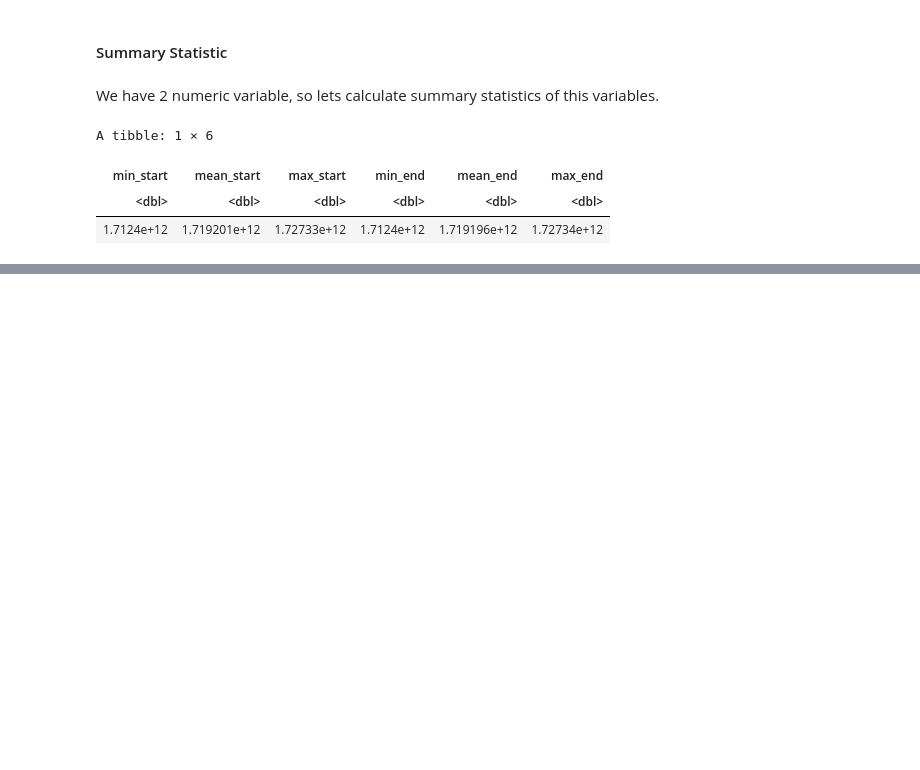
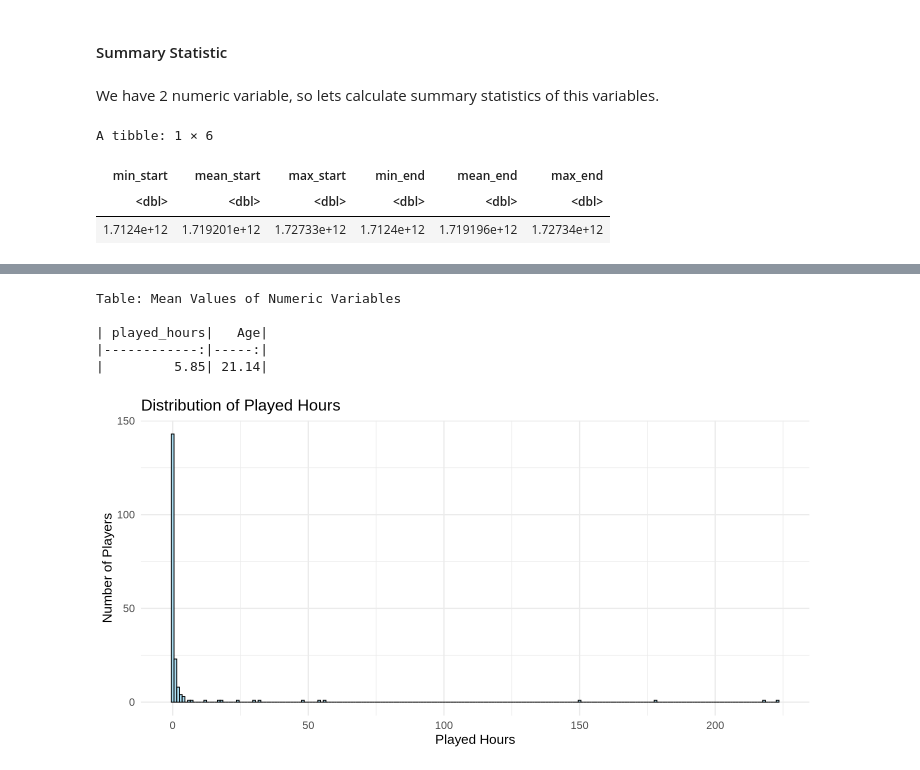
Before and after one commit to danchoi0320-ui/Individual-Planning-Report-DanChoi-group20, a Jupyter notebook: Individual Planning Report Dan Choi.ipynb, the cells around one changed output, grey strips where cells are left out. Saved outputs shown, nothing was run; the diff lists cells and outputs as text; code cells hidden in the pictures; blank space fills up the shorter version.

Commit message:
Exploratory Data Analysis and VisualIzation
Added visualization to analyze data. Edited few grammar mistakes.

```diff
--- a/Individual Planning Report Dan Choi.ipynb
+++ b/Individual Planning Report Dan Choi.ipynb
@@ -118,0 +163,8 @@ For original_end_time:
+# %%
+#Let's do the same for our other data set
+url2 <- "https://raw.githubusercontent.com/danchoi0320-ui/Individual-Planning-Report-DanChoi-group20/refs/heads/main/players.csv"
+player_data <- read_csv(url2)
+player_data
+
+#Exploratory Data Analysis and Visualization instruction specifically asked for player.csv to be used for finding mean values,
+#which is why I will only work with player.csv for this part.
@@ -118,0 +200,34 @@ For original_end_time:
+# %%
+#packages used
+library(dplyr)
+library(knitr)
+
+#To find mean values of each numeric columns
+numeric_means <- player_data %>%
+  select(where(is.numeric)) %>%
+  summarise(across(everything(), ~round(mean(.x, na.rm = TRUE), 2)))
+
+#To get the values in table format
+kable(numeric_means, caption = "Mean Values of Numeric Variables")
+# %% [output]
+Table: Mean Values of Numeric Variables
+
+| played_hours|   Age|
+|------------:|-----:|
+|         5.85| 21.14|
+# %%
+#Let's add visualization to help us understand the data
+#Visualizing played hours in bar graph
+
+options(repr.plot.width = 12, repr.plot.height = 6)
+
+ggplot(player_data, aes(x = played_hours)) +
+  geom_histogram(binwidth = 1, fill = "skyblue", color = "black", alpha = 0.7) +
+  labs(
+    title = "Distribution of Played Hours",
+    x = "Played Hours",
+    y = "Number of Players"
+  ) +
+  theme_minimal(base_size = 16)
+# %% [output]
+[figure, added]
```
Also changed, not shown: parts of 10 cells of this notebook.
